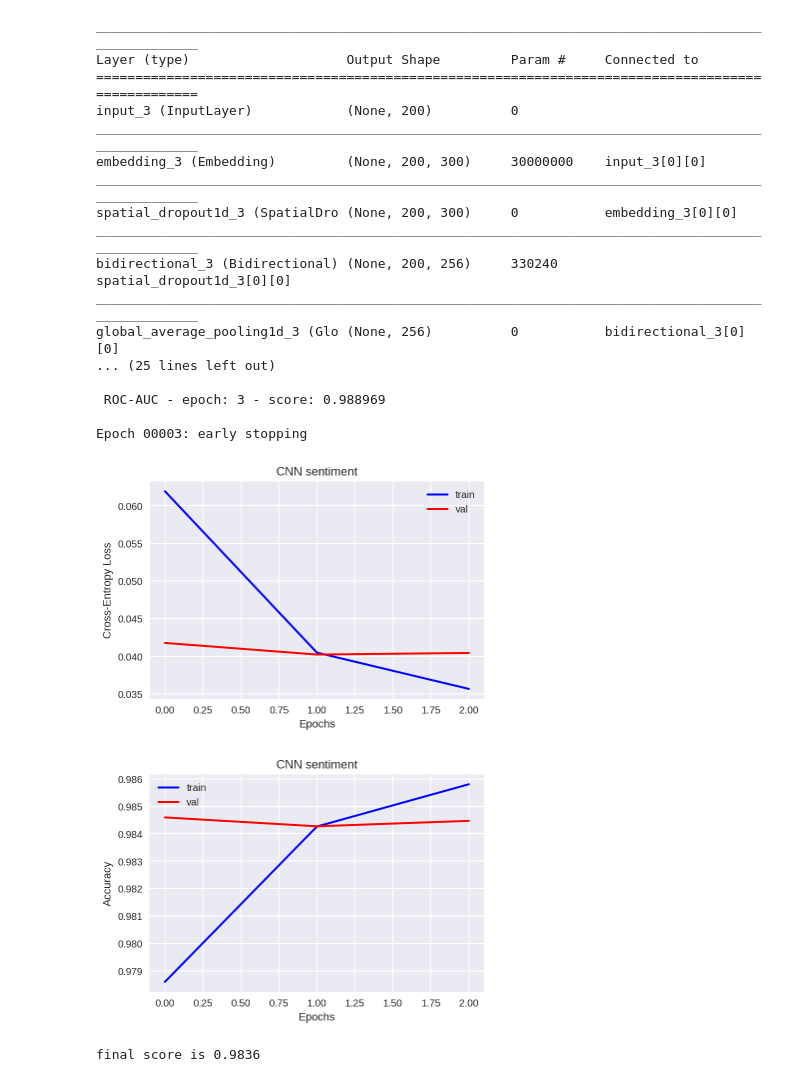
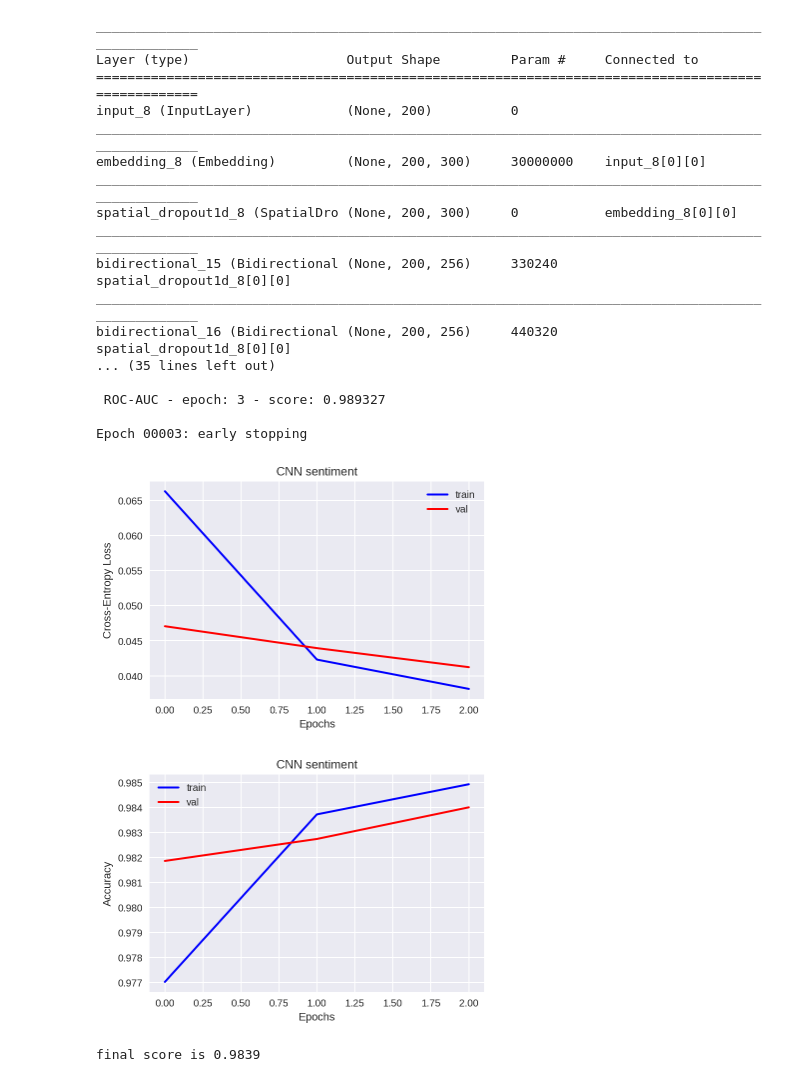
Before and after one commit to Zhengqi-Li/NLP, a Jupyter notebook: GRU.ipynb, the cells around one changed output. Drawn from its saved outputs; the diff is of its cells as text; code cells hidden in the pictures.

```diff
--- a/GRU.ipynb
+++ b/GRU.ipynb
@@ -100,5 +104,5 @@ Using TensorFlow backend.
 # %%
-from keras.layers import CuDNNGRU
+from keras.layers import CuDNNGRU, CuDNNLSTM
 
 train_data = pd.read_csv('train.csv')
 test_data = pd.read_csv('test.csv')
@@ -140,21 +144,25 @@ x = Embedding(word_upper,
               weights=[embedding_matrix],
               trainable=True)(inp)
 
-x = SpatialDropout1D(0.5)(x)
+x0 = SpatialDropout1D(0.5)(x)
 
 
 
 #--------------------
 
-x = Bidirectional(CuDNNGRU(128, return_sequences=True))(x)
+x = Bidirectional(CuDNNGRU(128, return_sequences=True))(x0)
+y = Bidirectional(CuDNNLSTM(128, return_sequences=True))(x0)
 
-avg_pool = GlobalAveragePooling1D()(x)
-max_pool = GlobalMaxPooling1D()(x)
+avg_poolx = GlobalAveragePooling1D()(x)
+max_poolx = GlobalMaxPooling1D()(x)
 
-conc = Concatenate(axis=1)([avg_pool, max_pool])
+avg_pooly = GlobalAveragePooling1D()(y)
+max_pooly = GlobalMaxPooling1D()(y)
 
-# bn = BatchNormalization()(conc)
-# x = Dropout(0.2)(bn)       #0.9827
+
+conc = Concatenate(axis=1)([avg_poolx, max_poolx,
+                            avg_pooly, max_pooly])
+
 
 #-------------------------------------
 ##Bi-GRU-CNN-Poolings
@@ -166,7 +174,15 @@ conc = Concatenate(axis=1)([avg_pool, max_pool])
 # x = Concatenate(axis=1)([avg_pool, max_pool])
 #-------------------------------------
 
+# x = Bidirectional(CuDNNLSTM(64, return_sequences=True))(x)
+# x = Bidirectional(CuDNNGRU(64, return_sequences=True))(x)
+# avg_pool = GlobalAveragePooling1D()(x)
+# max_pool = GlobalMaxPooling1D()(x)
+# conc = Concatenate(axis=1)([avg_pool, max_pool])
 
+#------------------------------------------------------
+
+conc = Dropout(0.2)(conc)
 outp = Dense(6, kernel_initializer=initializers.RandomNormal(), activation="sigmoid")(conc)
 
 model = Model(inputs=inp, outputs=outp)
@@ -177,7 +193,7 @@ model.compile(loss='binary_crossentropy',
 model.summary()
 
 
-batch_size = 128
+batch_size = 256 # not 64
 epochs = 10
 
 X_tra, X_val, y_tra, y_val = train_test_split(x_train,
@@ -216,40 +232,40 @@ plt.legend(loc='upper right')
 plt.show()
 
 plt.figure()
 plt.plot(hist.history['acc'], lw=2.0, color='b', label='train')
 plt.plot(hist.history['val_acc'], lw=2.0, color='r', label='val')
 plt.title('CNN sentiment')
 plt.xlabel('Epochs')
 plt.ylabel('Accuracy')
 plt.legend(loc='upper left')
 plt.show()
 
 y_pred = model.predict(x_test, batch_size=1024)
 submission = pd.read_csv('sample_submission.csv')
 submission[["toxic", "severe_toxic", "obscene", "threat", "insult", "identity_hate"]] = y_pred
 # submission.to_csv('CNN.csv', index=False)
 test_labels = pd.read_csv('test_labels.csv')
 real_test = test_labels[test_labels['toxic']>=0]
 score = roc_auc_score(real_test[labels], submission.iloc[real_test.index][labels])
 print('final score is {:.4f}'.format(score))
 # %% [output]
 __________________________________________________________________________________________________
 Layer (type)                    Output Shape         Param #     Connected to
 ==================================================================================================
-input_3 (InputLayer)            (None, 200)          0
+input_8 (InputLayer)            (None, 200)          0
 __________________________________________________________________________________________________
-embedding_3 (Embedding)         (None, 200, 300)     30000000    input_3[0][0]
+embedding_8 (Embedding)         (None, 200, 300)     30000000    input_8[0][0]
 __________________________________________________________________________________________________
-spatial_dropout1d_3 (SpatialDro (None, 200, 300)     0           embedding_3[0][0]
+spatial_dropout1d_8 (SpatialDro (None, 200, 300)     0           embedding_8[0][0]
 __________________________________________________________________________________________________
-bidirectional_3 (Bidirectional) (None, 200, 256)     330240      spatial_dropout1d_3[0][0]
+bidirectional_15 (Bidirectional (None, 200, 256)     330240      spatial_dropout1d_8[0][0]
 __________________________________________________________________________________________________
-global_average_pooling1d_3 (Glo (None, 256)          0           bidirectional_3[0][0]
-... (25 lines left out)
+bidirectional_16 (Bidirectional (None, 200, 256)     440320      spatial_dropout1d_8[0][0]
+... (35 lines left out)
 
- ROC-AUC - epoch: 3 - score: 0.988969
+ ROC-AUC - epoch: 3 - score: 0.989327
 
 Epoch 00003: early stopping
-[figure, old version]
+[figure, new version]
-[figure, old version]
+[figure, new version]
-final score is 0.9836
+final score is 0.9839
```
Also changed, not shown: parts of 2 cells of this notebook.
